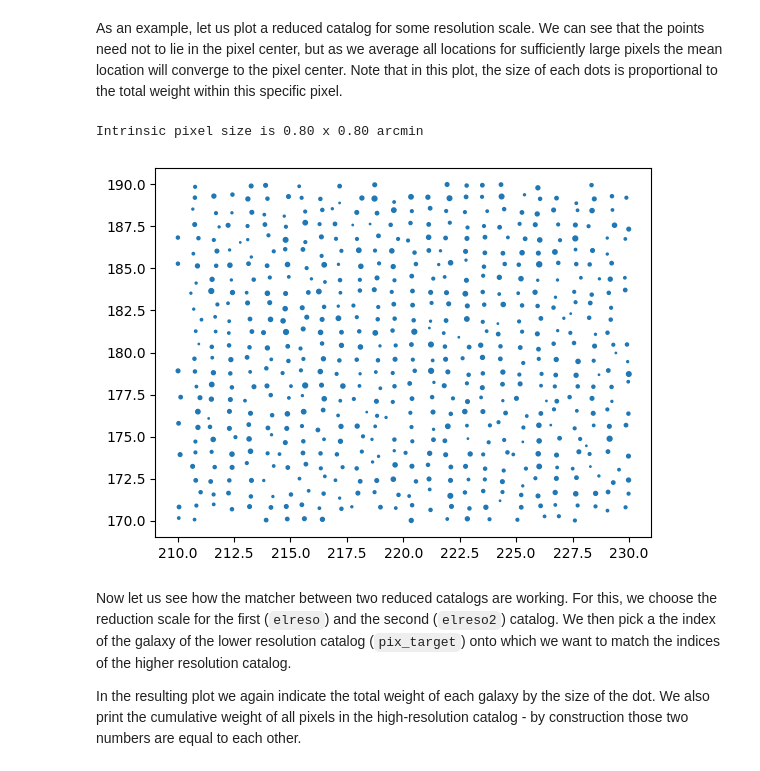
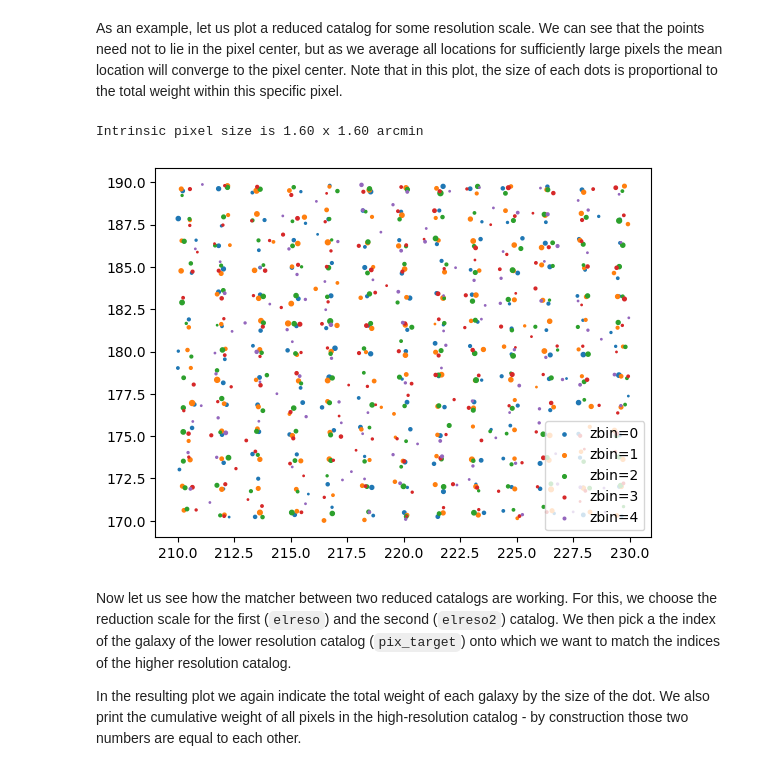
Before and after one commit to lporth93/orpheus, a Jupyter notebook: Tutorials_private/Tutorial_genmatched_multiresocats.ipynb, the cells around one changed output. Drawn from its saved outputs; the diff is of its cells as text; code cells hidden in the pictures.

```diff
--- a/Tutorials_private/Tutorial_genmatched_multiresocats.ipynb
+++ b/Tutorials_private/Tutorial_genmatched_multiresocats.ipynb
@@ -16,6 +16,7 @@ np.set_printoptions(suppress=True)
 
 Here we use a mock catalog from the SLICS ensemble
 # %%
+dotomo=True
 data = Table.read("/cosma7/data/dp004/dc-port3/Data/SLICS/KiDS450/GalCatalog_LOS1.fits")
 pos1 = data["x_arcmin"].data
 pos2 = data["y_arcmin"].data
@@ -25,6 +26,13 @@ e1 = data["eps_obs1"].data
 e2 = data["eps_obs2"].data
 zspec = data["z_spectroscopic"].data
 zphot = data["z_photometric"].data
+zbin = np.zeros(len(pos1),dtype=np.int32)
+if dotomo:
+    zbin[zphot<=0.25] = 0
+    zbin[(zphot>0.25)*(zphot<=0.5)] = 1
+    zbin[(zphot>0.5)*(zphot<=0.75)] = 2
+    zbin[(zphot>0.75)*(zphot<=1.)] = 3
+    zbin[zphot>1.] = 4
 # %%
-slicsfullreso = orpheus.SpinTracerCatalog(spin=2, pos1=pos1, pos2=pos2, tracer_1=gamma1, tracer_2=gamma2, zbins=None)
+slicsfullreso = orpheus.SpinTracerCatalog(spin=2, pos1=pos1, pos2=pos2, tracer_1=gamma1, tracer_2=gamma2, zbins=zbin)
 print("We have %i galaxies in the mock catalog"%slicsfullreso.ngal)
@@ -72,18 +108,23 @@ print(resos2)
 # %% [markdown]
 As an example, let us plot a reduced catalog for some resolution scale. We can see that the points need not to lie in the pixel center, but as we average all locations for sufficiently large pixels the mean location will converge to the pixel center. Note that in this plot, the size of each dots is proportional to the total weight within this specific pixel.
 # %%
-elreso = 3
+elreso = 4
+
 print("Intrinsic pixel size is %.2f x %.2f arcmin"%(resos1[elreso],resos1[elreso]))
 _pos1 = pos1s[ngalshifts_1d[elreso]:ngalshifts_1d[elreso+1]]
 _pos2 = pos2s[ngalshifts_1d[elreso]:ngalshifts_1d[elreso+1]]
 _ws = weights[ngalshifts_1d[elreso]:ngalshifts_1d[elreso+1]]
+_zs = zbins[ngalshifts_1d[elreso]:ngalshifts_1d[elreso+1]]
 _sel = (_pos1>210)*(_pos1<230)*(_pos2>170)*(_pos2<190)
-plt.scatter(_pos1[_sel],
-            _pos2[_sel],s=_ws[_sel])
+for elbinz in range(slicsfullreso.nbinsz):
+    _zsel = _sel*(_zs==elbinz)
+    plt.scatter(_pos1[_zsel],
+                _pos2[_zsel],s=_ws[_zsel], label="zbin=%i"%elbinz)
+plt.legend()
 plt.show()
 # %% [output]
-Intrinsic pixel size is 0.80 x 0.80 arcmin
+Intrinsic pixel size is 1.60 x 1.60 arcmin
-[figure, old version]
+[figure, new version]
 # %% [markdown]
 Now let us see how the matcher between two reduced catalogs are working. For this, we choose the reduction scale for the first (`elreso`) and the second (`elreso2`) catalog. We then pick a the index of the galaxy of the lower resolution catalog (`pix_target`) onto which we want to match the indices of the higher resolution catalog.
 
```
Also changed, not shown: parts of 82 cells of this notebook, 8 other files.
